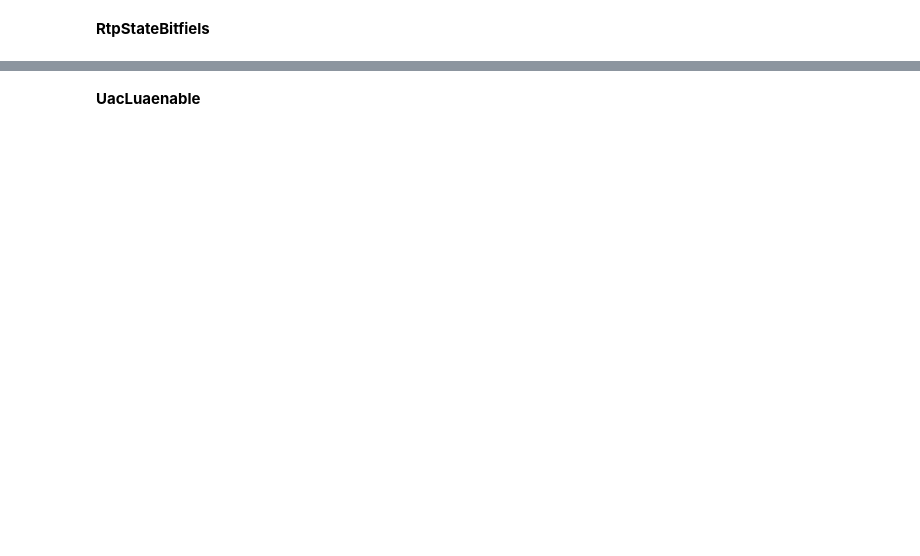
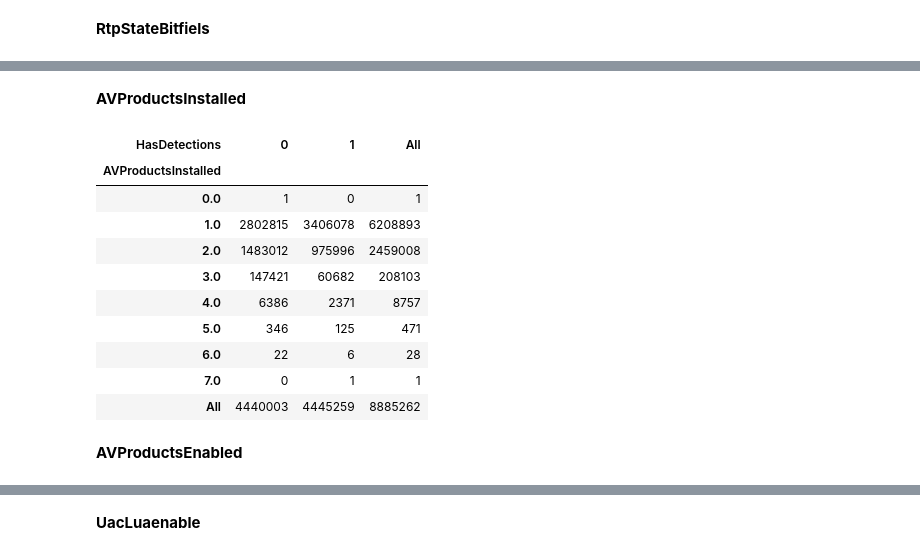
Before and after one commit to marco-riva/Capstone_2, a Jupyter notebook: notebooks/Data_Wrangling.ipynb, the cells around one changed output, grey strips where cells are left out. Drawn from its saved outputs; the diff is of its cells as text; code cells hidden in the pictures; blank space fills up the shorter version.

```diff
--- a/notebooks/Data_Wrangling.ipynb
+++ b/notebooks/Data_Wrangling.ipynb
@@ -1272,0 +1330,16 @@ pd.crosstab(df.RtpStateBitfield, df.HasDetections, margins=True)
+# %% [markdown]
+**AVProductsInstalled**
+# %%
+pd.crosstab(df.AVProductsInstalled, df.HasDetections, margins=True)
+# %% [output]
+| HasDetections | 0 | 1 | All |
+| AVProductsInstalled |  |  |  |
+| 0.0 | 1 | 0 | 1 |
+| 1.0 | 2802815 | 3406078 | 6208893 |
+| 2.0 | 1483012 | 975996 | 2459008 |
+| 3.0 | 147421 | 60682 | 208103 |
+| 4.0 | 6386 | 2371 | 8757 |
+| 5.0 | 346 | 125 | 471 |
+| 6.0 | 22 | 6 | 28 |
+| 7.0 | 0 | 1 | 1 |
+| All | 4440003 | 4445259 | 8885262 |
@@ -1272,0 +1348,2 @@ pd.crosstab(df.RtpStateBitfield, df.HasDetections, margins=True)
+# %% [markdown]
+**AVProductsEnabled**
```
Also changed, not shown: parts of 80 cells of this notebook.
